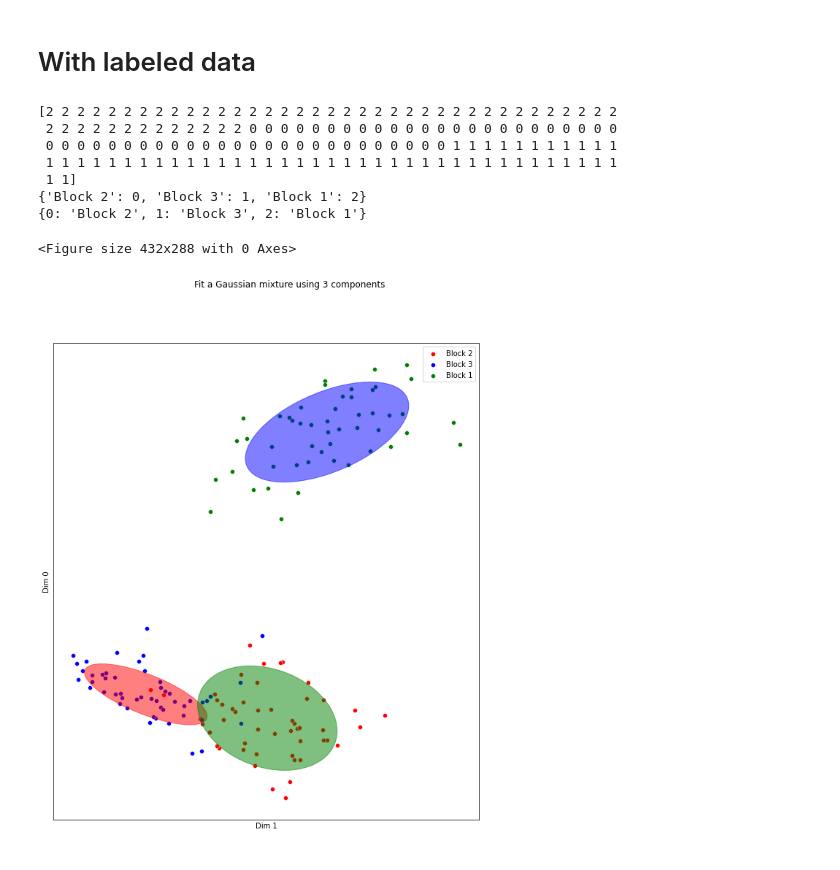
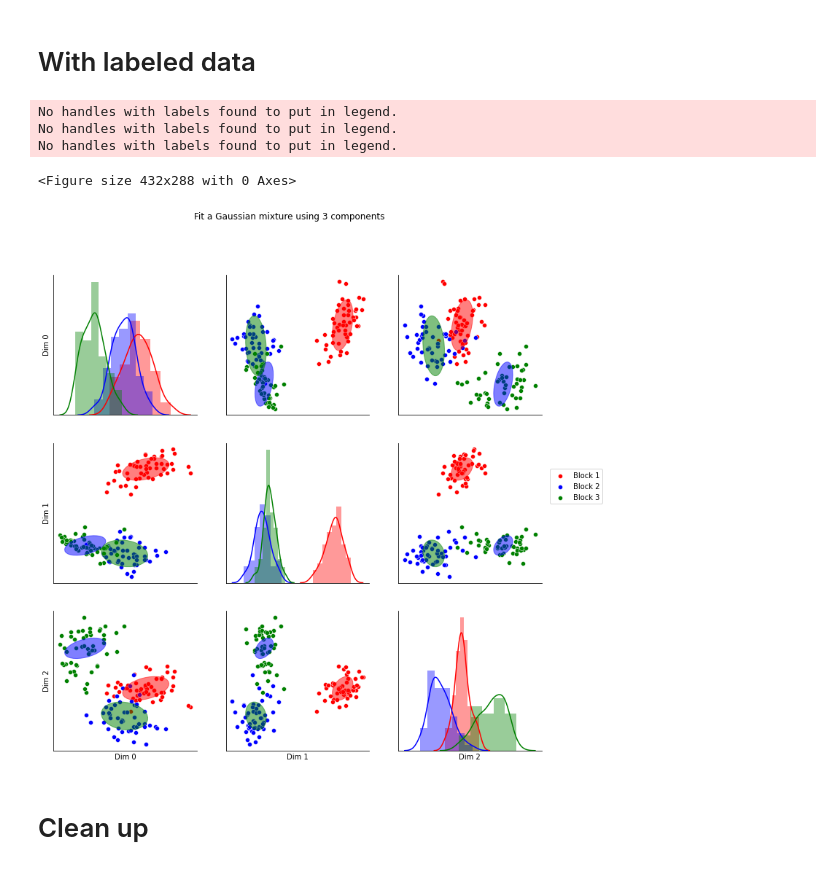
Before and after one commit to dfrancisco1998/ndd_stuff, a Jupyter notebook: pairplot with single fit gmm ellipse overlay.ipynb, the cells around one changed output. Saved outputs shown, nothing was run; the diff lists cells and outputs as text; code cells hidden in the pictures.

```diff
--- a/pairplot with single fit gmm ellipse overlay.ipynb
+++ b/pairplot with single fit gmm ellipse overlay.ipynb
@@ -153,8 +153,8 @@ def plot_results(X, gmm):
         f, axes = plt.subplots(1,1, figsize=(12, 12))
         #keep same style where j is the x axis and k is the y axis
         plot_ellipse(X, Y_, means, covariances, axes, 0, 1)
-        axes.set_ylabel("Dim " + str(0))
-        axes.set_xlabel("Dim " + str(1))
+        axes.set_ylabel("Dim " + str(1))
+        axes.set_xlabel("Dim " + str(0))
         f.suptitle("Fit a Gaussian mixture using " + str(means.shape[0]) + " components")
         f.legend(labels=['Block {}'.format(i) for i in range(means.shape[0])], loc="right", title="Type")
         plt.subplots_adjust(right=.8)
@@ -210,15 +210,14 @@ import matplotlib as mpl
 from sklearn.mixture import GaussianMixture
 import seaborn as sns
 labels = ['Block 1'] * 50 + ['Block 2'] * 50 + ['Block 3'] * 50
-color_iter = {0:'red', 1: 'blue', 2: 'green', 3: 'purple', 4:'pink'}
-colors = ['red', 'blue', 'green']
-def plot_ellipse(X, Y_, means, covariances, ax, j, k, lab_dict = None, ind_to_lab = None):
+
+def plot_ellipse(X, Y_, means, covariances, ax, j, k, colors, lab_dict = None, ind_to_lab = None):
     for i, (mean, covar, color) in enumerate(zip(means, covariances, colors)):
         v, w = linalg.eigh(covar)
         v = 2. * np.sqrt(2.) * np.sqrt(v)
         u = w[0] / linalg.norm(w[0])
         if lab_dict and ind_to_lab:
-            sns.scatterplot(X[Y_ == i, j], X[Y_ == i, k], color=color,ax = ax, label =  ind_to_lab[i])
+            sns.scatterplot(X[Y_ == i, j], X[Y_ == i, k], color=color,ax = ax, label = ind_to_lab[i])
             # Plot an ellipse to show the Gaussian component
             angle = np.arctan(u[1] / u[0])
             angle = 180. * angle / np.pi
@@ -226,11 +225,11 @@ def plot_ellipse(X, Y_, means, covariances, ax, j, k, lab_dict = None, ind_to_la
         else:
             if not np.any(Y_ == i):
                 continue
-            sns.scatterplot(X[Y_ == i, j], X[Y_ == i, k], color=color_iter[i],ax = ax, label = 'Block {}'.format(i) )
+            sns.scatterplot(X[Y_ == i, j], X[Y_ == i, k], color=color,ax = ax, label = 'Block {}'.format(i) )
             # Plot an ellipse to show the Gaussian component
             angle = np.arctan(u[1] / u[0])
             angle = 180. * angle / np.pi
-            ell = mpl.patches.Ellipse([mean[j], mean[k]], v[0], v[1], 180. + angle, color=color_iter[i])
+            ell = mpl.patches.Ellipse([mean[j], mean[k]], v[0], v[1], 180. + angle, color=color)
         ell.set_clip_box(ax.bbox)
         ell.set_alpha(0.5)
         ax.add_artist(ell)
@@ -243,11 +242,13 @@ def plot_results(X, gmm, labels = None):
     sns.despine(left=True)
     #get relevant data from the gmm model
     Y_, means, covariances = gmm.predict(X), gmm.means_, gmm.covariances_
+    colors = ['red', 'blue', 'green', 'purple', 'pink', 'brown', 'orange']
     #plot only a scatter plot with only two feature columns
     lab_dict = {}
     ind_to_lab = {}
     if labels:
         set_labs = set(labels)
+        set_labs = sorted(set_labs)
         lab_dict = {}
         counter = 0
         ind_to_lab = {}
@@ -255,18 +256,13 @@ def plot_results(X, gmm, labels = None):
             lab_dict[lab] = counter
             ind_to_lab[counter] = lab
             counter += 1
+        Y_ = [lab_dict[labels[i]] for i in range(len(labels))]
+        Y_ = np.asarray(Y_)
+        #labels = np.asarray(labels)
     if X.shape[1] == 2:
         f, axes = plt.subplots(1,1, figsize=(12, 12))
         #keep same style where j is the x axis and k is the y axis
-        if labels:
-            Y_ = [lab_dict[labels[i]] for i in range(len(labels))]
-            Y_ = np.asarray(Y_)
-            print(Y_)
-            print(lab_dict)
-            print(ind_to_lab)
-            plot_ellipse(X, Y_, means, covariances, axes, 0, 1, lab_dict,  ind_to_lab)
-        else:
-            plot_ellipse(X, Y_, means, covariances, axes, 0, 1)
+        plot_ellipse(X, Y_, means, covariances, axes, 0, 1,colors, lab_dict,  ind_to_lab)
         axes.set_ylabel("Dim " + str(0))
         axes.set_xlabel("Dim " + str(1))
         f.suptitle("Fit a Gaussian mixture using " + str(means.shape[0]) + " components")
@@ -277,42 +273,42 @@ def plot_results(X, gmm, labels = None):
     f, axes = plt.subplots(X.shape[1],X.shape[1], figsize=(12, 12))
     for k in range(X.shape[1]):
         for j in range(X.shape[1]):
             if k == j:
                 for t in range(X.shape[1]):
-                    sns.distplot(X[Y_ == t, k], kde=True, color=color_iter[t], ax=axes[k, k])
+                    sns.distplot(X[Y_ == t, k], kde=True, color=colors[t], ax=axes[k, k])
                 axes[k,j].set_xticks([])
                 axes[k,j].set_yticks([])
                 axes[k,j].set_ylabel(None)
                 axes[k,j].set_ylabel(j)
                 axes[k,j].set_xlabel(k)
             else:
-                plot_ellipse(X, Y_, means, covariances, axes[k,j], j, k)
+                plot_ellipse(X, Y_, means, covariances, axes[k,j], j, k, colors, lab_dict,  ind_to_lab)
     for i in range(X.shape[1]):
         for j in range(X.shape[1]):
             axes[i,j].set_ylabel("Dim " + str(i))
             axes[i,j].set_xlabel("Dim " + str(j))
     for ax in axes.flat:
         ax.label_outer()
+        ax.spines['right'].set_visible(False)
+        ax.spines['top'].set_visible(False)
     f.suptitle("Fit a Gaussian mixture using " + str(means.shape[0]) + " components")
     handles, labels = [], []
     for ax in axes.flat:
         legend = ax.legend()
         legend.remove()
         handles_, labels_ = ax.get_legend_handles_labels()
         handles += handles_
         labels += labels_
     f.legend(handles[:means.shape[0]], labels[:means.shape[0]], loc='center right')
 
 
-gmm = GaussianMixture(n_components=3, covariance_type='full').fit(X[:, :2])
-plot_results(X[:, :2], gmm, labels)
+gmm = GaussianMixture(n_components=3, covariance_type='full').fit(X)
+plot_results(X, gmm, labels)
 # %% [output]
-[2 2 2 2 2 2 2 2 2 2 2 2 2 2 2 2 2 2 2 2 2 2 2 2 2 2 2 2 2 2 2 2 2 2 2 2 2
- 2 2 2 2 2 2 2 2 2 2 2 2 2 0 0 0 0 0 0 0 0 0 0 0 0 0 0 0 0 0 0 0 0 0 0 0 0
- 0 0 0 0 0 0 0 0 0 0 0 0 0 0 0 0 0 0 0 0 0 0 0 0 0 0 1 1 1 1 1 1 1 1 1 1 1
- 1 1 1 1 1 1 1 1 1 1 1 1 1 1 1 1 1 1 1 1 1 1 1 1 1 1 1 1 1 1 1 1 1 1 1 1 1
- 1 1]
-{'Block 2': 0, 'Block 3': 1, 'Block 1': 2}
-{0: 'Block 2', 1: 'Block 3', 2: 'Block 1'}
+No handles with labels found to put in legend.
+No handles with labels found to put in legend.
+No handles with labels found to put in legend.
 <Figure size 432x288 with 0 Axes>
-[figure, old version]
+[figure, new version]
+# %% [markdown]
+# Clean up
```
Also changed, not shown: parts of 15 cells of this notebook.
